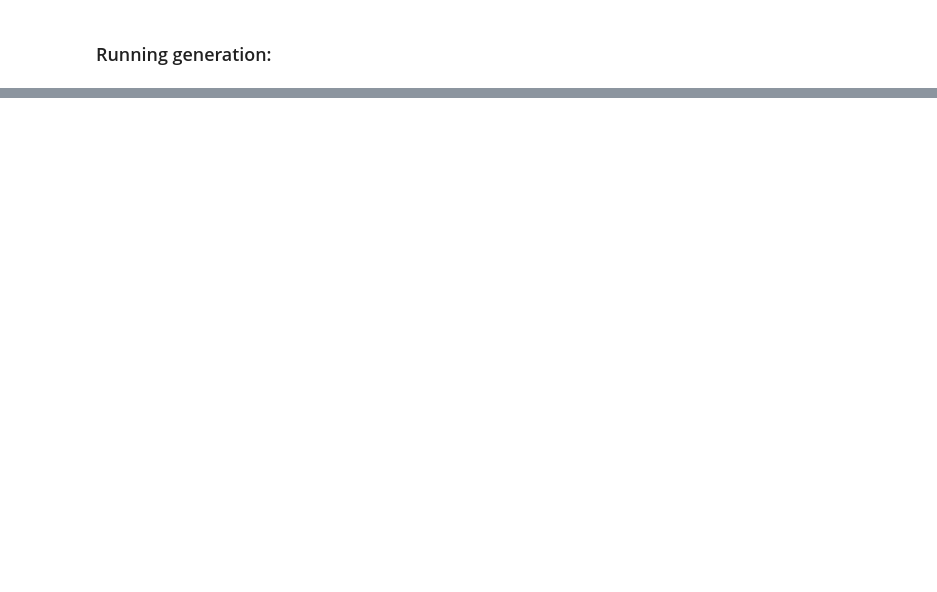
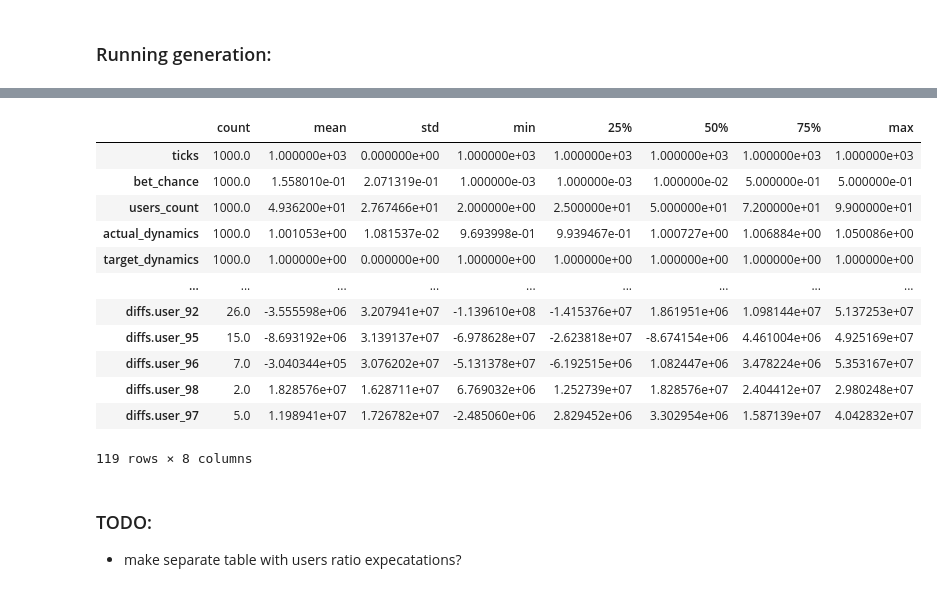
Before and after one commit to juster-finance/juster-core, a Jupyter notebook: projects/2021-07-06-event-simulator/events-simulator.ipynb, the cells around one changed output, grey strips where cells are left out. Cells and saved outputs as stored; diff of their text form; code cells hidden in the pictures; blank space fills up the shorter version.

```diff
--- a/projects/2021-07-06-event-simulator/events-simulator.ipynb
+++ b/projects/2021-07-06-event-simulator/events-simulator.ipynb
@@ -162,0 +272,19 @@ Wall time: 530 ms
+# %%
+df.describe().T
+# %% [output]
+|  | count | mean | std | min | 25% | 50% | 75% | max |
+| ticks | 1000.0 | 1.000000e+03 | 0.000000e+00 | 1.000000e+03 | 1.000000e+03 | 1.000000e+03 | 1.000000e+03 | 1.000000e+03 |
+| bet_chance | 1000.0 | 1.558010e-01 | 2.071319e-01 | 1.000000e-03 | 1.000000e-03 | 1.000000e-02 | 5.000000e-01 | 5.000000e-01 |
+| users_count | 1000.0 | 4.936200e+01 | 2.767466e+01 | 2.000000e+00 | 2.500000e+01 | 5.000000e+01 | 7.200000e+01 | 9.900000e+01 |
+| actual_dynamics | 1000.0 | 1.001053e+00 | 1.081537e-02 | 9.693998e-01 | 9.939467e-01 | 1.000727e+00 | 1.006884e+00 | 1.050086e+00 |
+| target_dynamics | 1000.0 | 1.000000e+00 | 0.000000e+00 | 1.000000e+00 | 1.000000e+00 | 1.000000e+00 | 1.000000e+00 | 1.000000e+00 |
+| ... | ... | ... | ... | ... | ... | ... | ... | ... |
+| diffs.user_92 | 26.0 | -3.555598e+06 | 3.207941e+07 | -1.139610e+08 | -1.415376e+07 | 1.861951e+06 | 1.098144e+07 | 5.137253e+07 |
+| diffs.user_95 | 15.0 | -8.693192e+06 | 3.139137e+07 | -6.978628e+07 | -2.623818e+07 | -8.674154e+06 | 4.461004e+06 | 4.925169e+07 |
+| diffs.user_96 | 7.0 | -3.040344e+05 | 3.076202e+07 | -5.131378e+07 | -6.192515e+06 | 1.082447e+06 | 3.478224e+06 | 5.353167e+07 |
+| diffs.user_98 | 2.0 | 1.828576e+07 | 1.628711e+07 | 6.769032e+06 | 1.252739e+07 | 1.828576e+07 | 2.404412e+07 | 2.980248e+07 |
+| diffs.user_97 | 5.0 | 1.198941e+07 | 1.726782e+07 | -2.485060e+06 | 2.829452e+06 | 3.302954e+06 | 1.587139e+07 | 4.042832e+07 |
+119 rows × 8 columns
+# %% [markdown]
+### TODO:
+- make separate table with users ratio expecatations?
```
Also changed, not shown: parts of 16 cells of this notebook.
